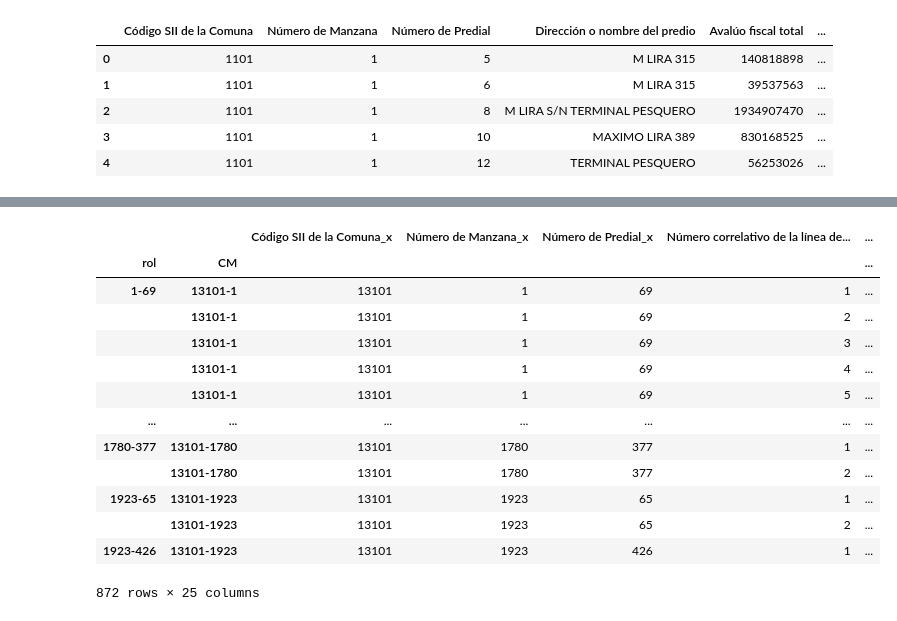
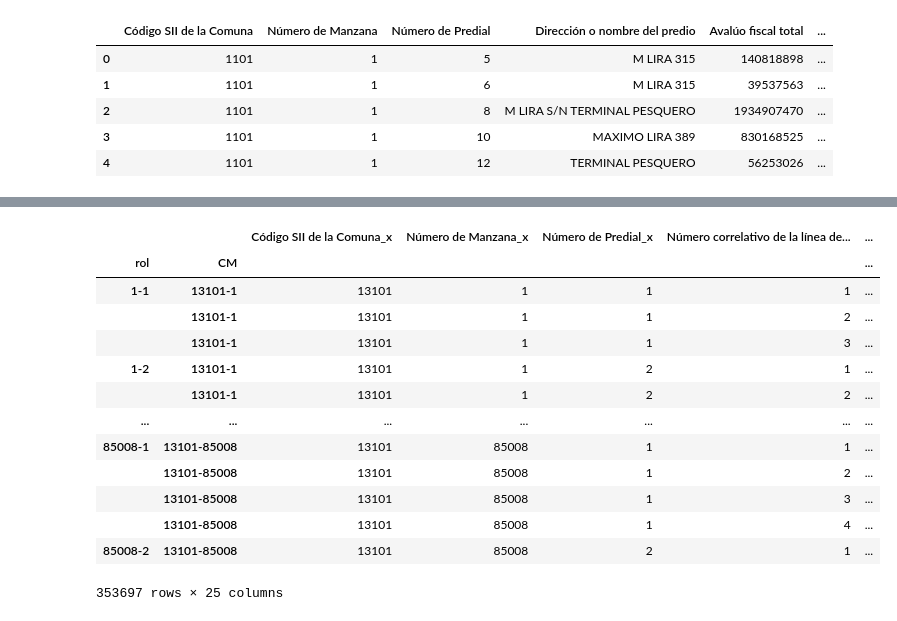
Before and after one commit to JoseFredes/modelamiento_stgo, a Jupyter notebook: sii.ipynb, the cells around one changed output, grey strips where cells are left out. Saved outputs shown, nothing was run; the diff lists cells and outputs as text; code cells hidden in the pictures.

```diff
--- a/sii.ipynb
+++ b/sii.ipynb
@@ -123,20 +124,24 @@ properties_info_df
 # %%
 properties_result = pd.merge(properties_df, properties_info_df, on=['rol', 'CM'], how='left')
-# %%
-properties_result = properties_result[properties_result['Código SII de la Comuna_x'].isin(comunas_rm)]
-properties_result
-# %% [output]
-|  |  | Código SII de la Comuna_x | Número de Manzana_x | Número de Predial_x | Número correlativo de la línea de... | ... |
-| rol | CM |  |  |  |  | ... |
-| 1-69 | 13101-1 | 13101 | 1 | 69 | 1 | ... |
-|  | 13101-1 | 13101 | 1 | 69 | 2 | ... |
-|  | 13101-1 | 13101 | 1 | 69 | 3 | ... |
-|  | 13101-1 | 13101 | 1 | 69 | 4 | ... |
-|  | 13101-1 | 13101 | 1 | 69 | 5 | ... |
-| ... | ... | ... | ... | ... | ... | ... |
-| 1780-377 | 13101-1780 | 13101 | 1780 | 377 | 1 | ... |
-|  | 13101-1780 | 13101 | 1780 | 377 | 2 | ... |
-| 1923-65 | 13101-1923 | 13101 | 1923 | 65 | 1 | ... |
-|  | 13101-1923 | 13101 | 1923 | 65 | 2 | ... |
-| 1923-426 | 13101-1923 | 13101 | 1923 | 426 | 1 | ... |
-872 rows × 25 columns
+# %%
+comuna_columns = [col for col in properties_result.columns if 'Código SII de la Comuna' in col]
+conditions = (properties_result[comuna_columns[0]].isin(comunas_rm))
+for col in comuna_columns[1:]:
+    conditions = conditions | (properties_result[col].isin(comunas_rm))
+properties_result = properties_result[conditions]
+properties_result
+# %% [output]
+|  |  | Código SII de la Comuna_x | Número de Manzana_x | Número de Predial_x | Número correlativo de la línea de... | ... |
+| rol | CM |  |  |  |  | ... |
+| 1-1 | 13101-1 | 13101 | 1 | 1 | 1 | ... |
+|  | 13101-1 | 13101 | 1 | 1 | 2 | ... |
+|  | 13101-1 | 13101 | 1 | 1 | 3 | ... |
+| 1-2 | 13101-1 | 13101 | 1 | 2 | 1 | ... |
+|  | 13101-1 | 13101 | 1 | 2 | 2 | ... |
+| ... | ... | ... | ... | ... | ... | ... |
+| 85008-1 | 13101-85008 | 13101 | 85008 | 1 | 1 | ... |
+|  | 13101-85008 | 13101 | 85008 | 1 | 2 | ... |
+|  | 13101-85008 | 13101 | 85008 | 1 | 3 | ... |
+|  | 13101-85008 | 13101 | 85008 | 1 | 4 | ... |
+| 85008-2 | 13101-85008 | 13101 | 85008 | 2 | 1 | ... |
+353697 rows × 25 columns
```
Also changed, not shown: parts of 14 cells of this notebook.
